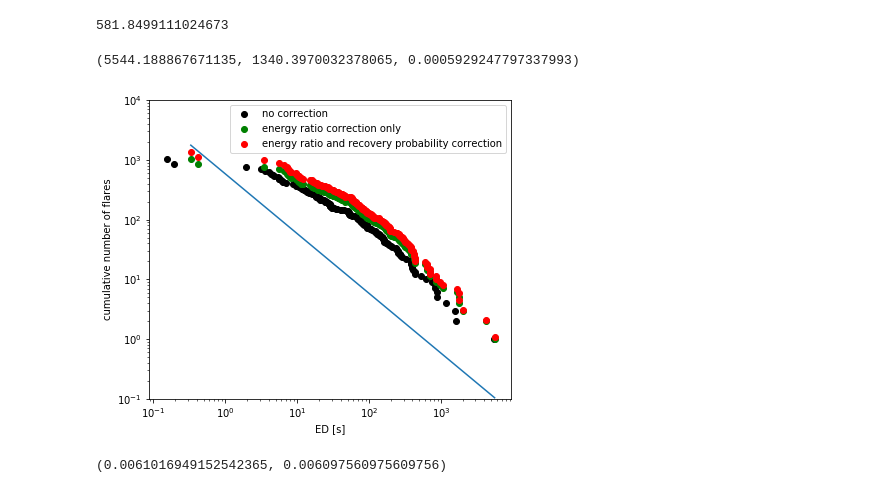
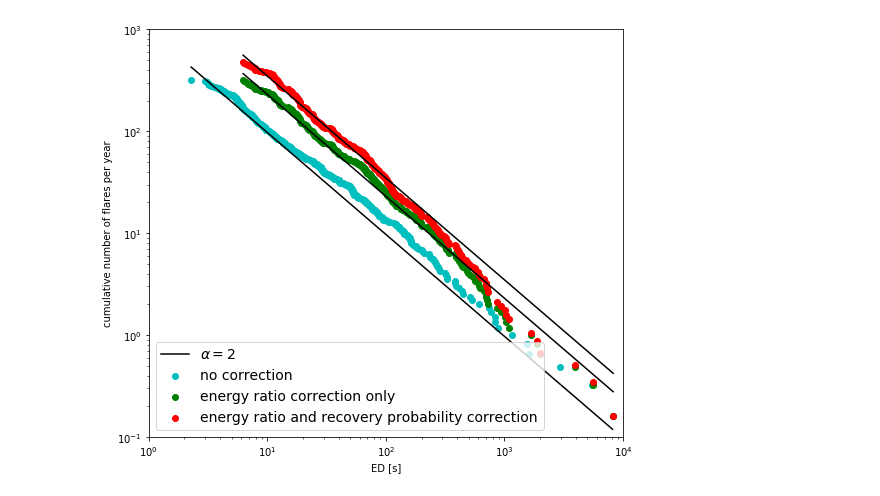
Before and after one commit to ekaterinailin/TESS_UCD_flares, a Jupyter notebook: notebook/NB5_post_analysis.ipynb, the cells around one changed output. Saved outputs shown, nothing was run; the diff lists cells and outputs as text; code cells hidden in the pictures.

Commit message:
Fitting power laws

```diff
--- a/notebook/NB5_post_analysis.ipynb
+++ b/notebook/NB5_post_analysis.ipynb
@@ -9,5 +12,5 @@ from funcs.ffd import fit_beta_to_powerlaw, plot_powerlaw
 # %%
-df = pd.read_csv("../flare_tables/20200218_vetted_flares.csv",
+df = pd.read_csv("../flare_tables/20200225_vetted_flares.csv",
                 names=['ampl_rec','cstart','cstop','ed_rec','ed_rec_err',
                     'istart', 'istop','total_n_valid_data_points',
                     'tstart', 'tstop',  'dur', 'ed_ratio','ed_ratio_count',
@@ -16,10 +19,10 @@ df = pd.read_csv("../flare_tables/20200218_vetted_flares.csv",
             'ed_ratio_std','amplitude_ratio_std','duration_ratio_std','recovery_probability_std',
             'ed_corr_err','amplitude_corr_err','duration_corr_err',"TIC","sector"])
 
-#spts = pd.read_csv("../flare_tables/spts.csv")
+spts = pd.read_csv("../flare_tables/spts.csv")
 
-#spts.head()
-#df = df.merge(spts[["TIC","spt","TESSmag"]],on="TIC")
+spts.head()
+df = df.merge(spts[["TIC","spt","TESSmag"]],on="TIC")
 df.head()
 # %% [output]
 |  | ampl_rec | cstart | cstop | ed_rec | ed_rec_err | istart | istop | total_n_valid_data_points | tstart | ... |
@@ -36,2 +35,2 @@ df.shape
-# %%
-df = df[df.istart-df.istop < -5]
+# %%
+totobs = df.groupby(["TIC","sector"]).total_n_valid_data_points.apply(lambda x: x.iloc[0]).sum()/30./24./365.25
@@ -91,59 +112,68 @@ NameError: name 'freq' is not defined
 # %%
 #df[['ed_rec', 'ed_corr','TIC',"sector", "TESSmag"]].tail(25)
-# %%
-df.TIC = np.arange(df.shape[0])
 # %%
-df = df[~np.isnan(df.recovery_probability) & (df.recovery_probability > 0)]
+df = df[~np.isnan(df.recovery_probability) & (df.recovery_probability > 0.2)]
 df = df.sort_values(by="ed_corr", ascending=False)
-df = df[~df.ed_corr.isnull() & np.isfinite(df.ed_corr)]
+df = df[~df.ed_corr.isnull() & np.isfinite(df.ed_corr) & (df.ed_corr > 6)]
 #df["encorrprob"] = 1./df.recovery_probability.values/np.array(freq)
 df = df.sort_values(by="ed_corr", ascending=True)
 freq = []
 for i in range(df.shape[0]):
     f = df.iloc[:i+1]
     freq.append(len(set(f.TIC.values)))
 
 df = df.sort_values(by="ed_corr", ascending=False)
 
 #for spt, df in F.groupby("spt"):
     #print(la)
     #df = df[(df.TESSmag > 11.14) & (df.TESSmag <11.3)]
-fig, ax = plt.subplots(1,figsize=(6.5,5.5))
-plt.scatter(df.ed_rec.sort_values(ascending=False), np.cumsum(1/np.array(freq[::-1])*len(freq)), c="k", label="no correction")
-plt.scatter(df.ed_corr.sort_values(ascending=False), np.cumsum(1/np.array(freq[::-1]))*len(freq), c="g", label="energy ratio correction only")
-plt.scatter(df.ed_corr.sort_values(ascending=False), np.cumsum(1./df.recovery_probability.values/np.array(freq[::-1]))*len(freq), c="r", label="energy ratio and recovery probability correction")
-#plt.scatter(df.ed_corr.sort_values(ascending=False), np.cumsum(1./df.recovery_probability.values), c="orange", label="energy ratio and recovery probability correction")
+fig, ax = plt.subplots(1,figsize=(8.5,7.5))
+alphaval,alpha_err = 2., .2
+
+
+a = df.ed_rec.values
+f = np.cumsum(1/np.array(freq[::-1]))
+f = f/f[0]
+plt.scatter(df.ed_rec.sort_values(ascending=False), f/totobs, c="c", label="no correction")
+#plt.scatter(df.ed_rec.sort_values(ascending=False), np.cumsum(np.ones_like(freq)), c="c", label="no correction")
+_beta, beta, beta_err = fit_beta_to_powerlaw(a,f, alphaval, alpha_err,totobs)
+plot_powerlaw(ax, a, alphaval, beta, mode="ED", c="k")
 
 
 a = df.ed_corr.values
-f = np.cumsum(1./df.recovery_probability.values/np.array(freq[::-1]))*len(freq)
-alpha,alpha_err = 2., .2
-#print(a)#, np.delete(a,0),len(freq))
-beta, beta_err = fit_beta_to_powerlaw(a,f, alpha, alpha_err,1)
+f = np.cumsum(1/np.array(freq[::-1]))
+f = f/f[0]
+plt.scatter(df.ed_corr.sort_values(ascending=False), f/totobs, c="g", label="energy ratio correction only")
+#plt.scatter(df.ed_corr.sort_values(ascending=False), np.cumsum(np.ones_like(freq)), c="g", label="energy ratio correction only")
+_beta,beta, beta_err = fit_beta_to_powerlaw(a,f, alphaval, alpha_err,totobs)
+plot_powerlaw(ax, a, alphaval, beta, mode="ED", c="k")
 
-#fig, ax = plt.subplots(1,figsize=(10,8))
-plot_powerlaw(ax, a, alpha, beta, mode="ED")
-plt.plot([10,1000],[1/177,1/177])
+f = np.cumsum(1./df.recovery_probability.values/np.array(freq[::-1]))
+f = f/f[0]
+plt.scatter(df.ed_corr.sort_values(ascending=False), f/totobs, c="r", label="energy ratio and recovery probability correction")
+#plt.scatter(df.ed_corr.sort_values(ascending=False), np.cumsum(1./df.recovery_probability.values), c="orange", label="energy ratio and recovery probability correction")
+_beta, beta, beta_err = fit_beta_to_powerlaw(a,f, alphaval, alpha_err,totobs)
+plot_powerlaw(ax, a, alphaval, beta, mode="ED", c="k", label=r"$\alpha=2$")
+
+
 plt.xscale('log')
 plt.yscale('log')
 plt.xlabel("ED [s]")#"flare energy in TESS band [erg]")
-plt.ylabel("cumulative number of flares")
+plt.ylabel("cumulative number of flares per year")
 #plt.title(spt)
-plt.legend()
+plt.legend(fontsize=14)
 #     plt.figure(figsize=(6.5,5.5))
 #     plt.hist(df.TESSmag)
 #     plt.title(spt)
-# #plt.savefig("plots/{}_FFD_two_step_correction.png".format(today), dpi=300)
-plt.ylim(1e-1,1e4)
-a[0],f[-1], 3.28728696316649/a[0]
+
+plt.ylim(.1,1e3)
+plt.xlim(1,10000)
+# for x,z in zip(a,f):
+#     print(x,z)
+# print(df.shape)
+plt.savefig(f"../plots/{tstamp}_FFD_two_step_correction.png".format(tstamp), dpi=300)
 # %% [output]
-581.8499111024673
-(5544.188867671135, 1340.3970032378065, 0.0005929247797337993)
-[figure, old version]
+[figure, new version]
-# %%
-f[0], 1/164
-# %% [output]
-(0.0061016949152542365, 0.006097560975609756)
 # %%
 #df = df[df.recovery_probability > .2]
 
```
Also changed, not shown: parts of 18 cells of this notebook, 2 other files.
